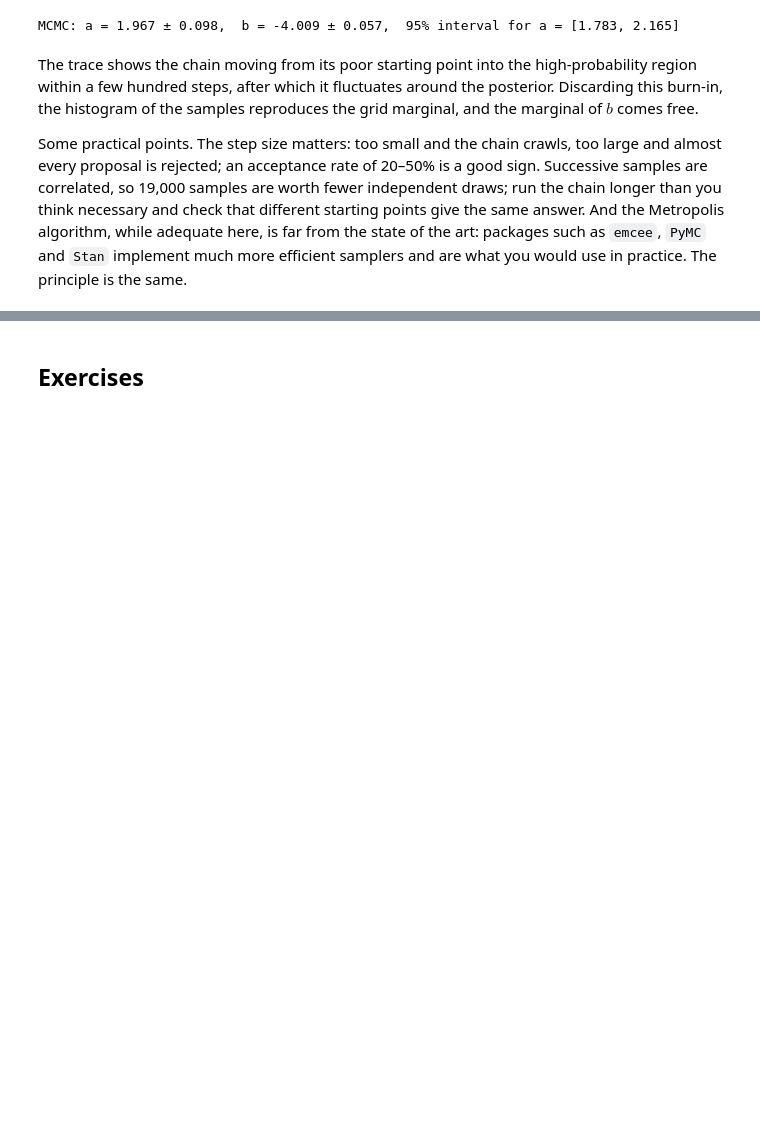
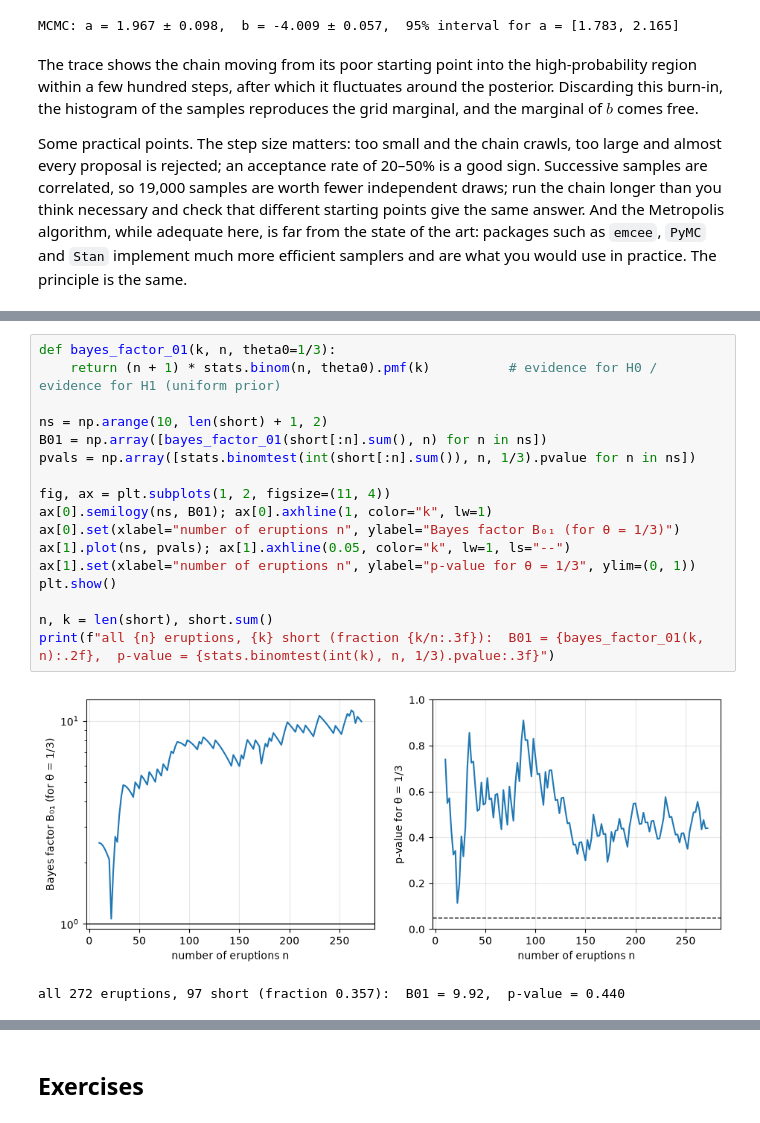
Before and after one commit to da380/PartIIStatistics, a Jupyter notebook: notebooks/07_bayesian_inference.ipynb, the cells around one changed output, grey strips where cells are left out. Drawn from its saved outputs; the diff is of its cells as text; blank space fills up the shorter version.

```diff
--- a/notebooks/07_bayesian_inference.ipynb
+++ b/notebooks/07_bayesian_inference.ipynb
@@ -280,0 +313,20 @@ Some practical points. The step size matters: too small and the chain crawls, to
+# %%
+def bayes_factor_01(k, n, theta0=1/3):
+    return (n + 1) * stats.binom(n, theta0).pmf(k)          # evidence for H0 / evidence for H1 (uniform prior)
+
+ns = np.arange(10, len(short) + 1, 2)
+B01 = np.array([bayes_factor_01(short[:n].sum(), n) for n in ns])
+pvals = np.array([stats.binomtest(int(short[:n].sum()), n, 1/3).pvalue for n in ns])
+
+fig, ax = plt.subplots(1, 2, figsize=(11, 4))
+ax[0].semilogy(ns, B01); ax[0].axhline(1, color="k", lw=1)
+ax[0].set(xlabel="number of eruptions n", ylabel="Bayes factor B₀₁ (for θ = 1/3)")
+ax[1].plot(ns, pvals); ax[1].axhline(0.05, color="k", lw=1, ls="--")
+ax[1].set(xlabel="number of eruptions n", ylabel="p-value for θ = 1/3", ylim=(0, 1))
+plt.show()
+
+n, k = len(short), short.sum()
+print(f"all {n} eruptions, {k} short (fraction {k/n:.3f}):  B01 = {bayes_factor_01(k, n):.2f},  p-value = {stats.binomtest(int(k), n, 1/3).pvalue:.3f}")
+# %% [output]
+[figure, added]
+all 272 eruptions, 97 short (fraction 0.357):  B01 = 9.92,  p-value = 0.440
```
Also changed, not shown: parts of 11 cells of this notebook, 6 other files.
